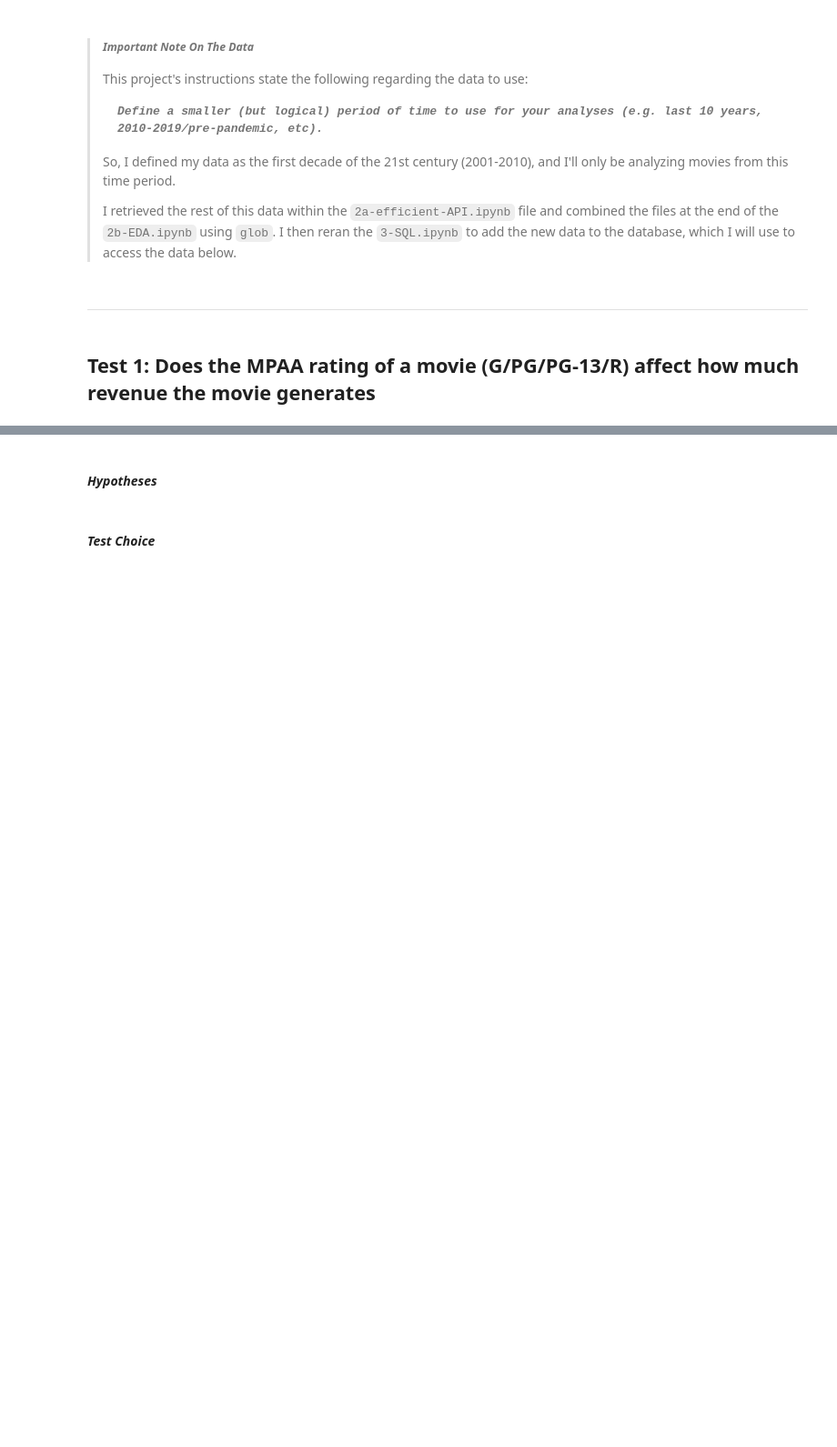
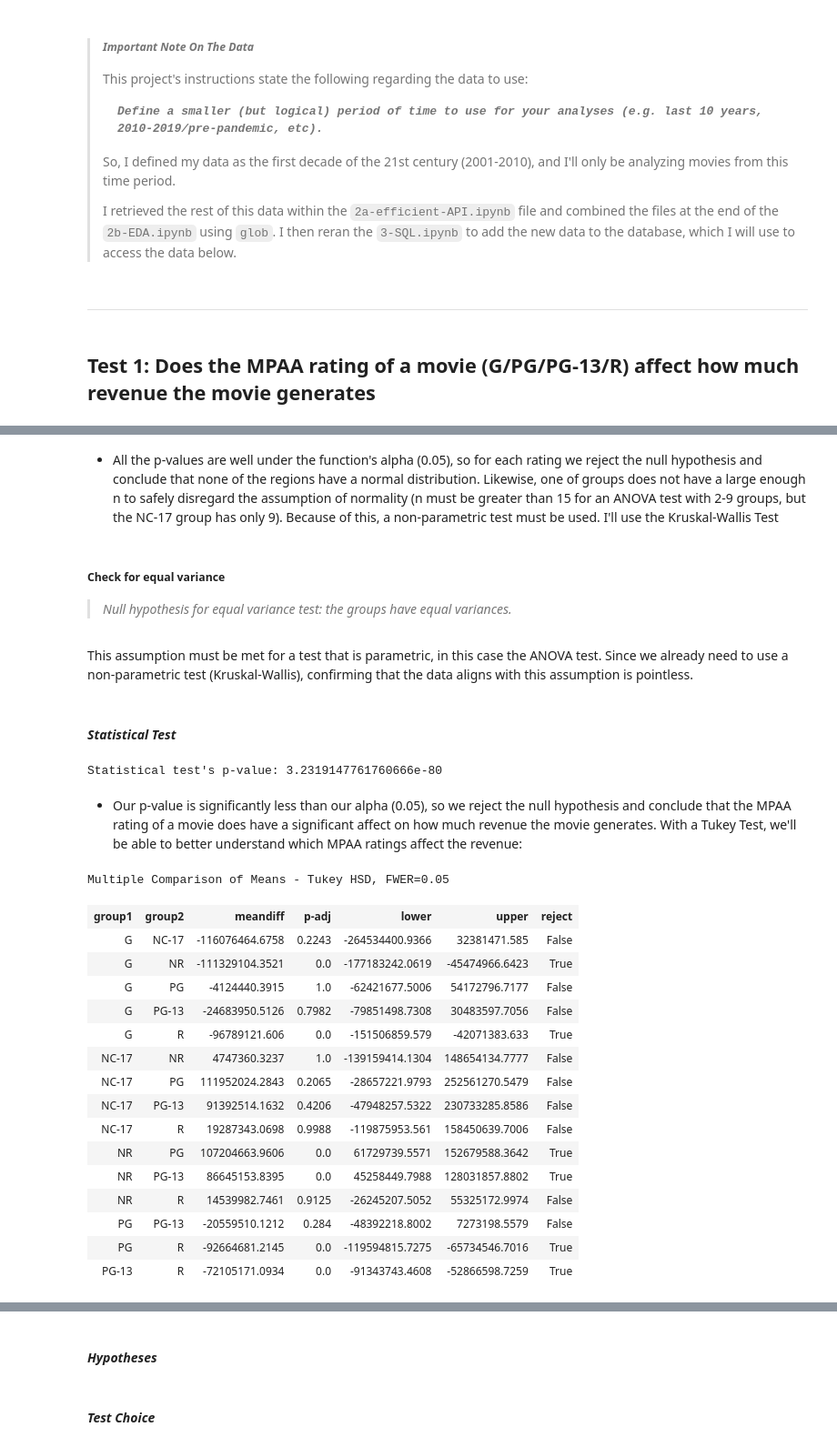
Before and after one commit to john-a-dixon/movie-success-analysis, a Jupyter notebook: 4-hypothesis-testing.ipynb, the cells around one changed output, grey strips where cells are left out. Shown: that part at 91% size. Cells and saved outputs as stored; diff of their text form; code cells hidden in the pictures; blank space fills up the shorter version.

```diff
--- a/4-hypothesis-testing.ipynb
+++ b/4-hypothesis-testing.ipynb
@@ -51,0 +165,37 @@ memory usage: 567.4+ KB
+# %% [markdown]
+- All the p-values are well under the function's alpha (0.05), so for each rating we reject the null hypothesis and conclude that none of the regions have a normal distribution. Likewise, one of groups does not have a large enough n to safely disregard the assumption of normality (n must be greater than 15 for an ANOVA test with 2-9 groups, but the NC-17 group has only 9). Because of this, a non-parametric test must be used. I'll use the Kruskal-Wallis Test
+# %% [markdown]
+##### Check for equal variance
+
+> _Null hypothesis for equal variance test: the groups have equal variances._
+# %% [markdown]
+This assumption must be met for a test that is parametric, in this case the ANOVA test. Since we already need to use a non-parametric test (Kruskal-Wallis), confirming that the data aligns with this assumption is pointless.
+# %% [markdown]
+#### **_Statistical Test_**
+# %%
+_, p = stats.kruskal(*ratings.values())
+print("Statistical test's p-value:", p)
+# %% [output]
+Statistical test's p-value: 3.2319147761760666e-80
+# %% [markdown]
+- Our p-value is significantly less than our alpha (0.05), so we reject the null hypothesis and conclude that the MPAA rating of a movie does have a significant affect on how much revenue the movie generates. With a Tukey Test, we'll be able to better understand which MPAA ratings affect the revenue:
+# %%
+pairwise_tukeyhsd(df1["revenue"], df1["certification"]).summary()
+# %% [output]
+Multiple Comparison of Means - Tukey HSD, FWER=0.05
+| group1 | group2 | meandiff | p-adj | lower | upper | reject |
+| G | NC-17 | -116076464.6758 | 0.2243 | -264534400.9366 | 32381471.585 | False |
+| G | NR | -111329104.3521 | 0.0 | -177183242.0619 | -45474966.6423 | True |
+| G | PG | -4124440.3915 | 1.0 | -62421677.5006 | 54172796.7177 | False |
+| G | PG-13 | -24683950.5126 | 0.7982 | -79851498.7308 | 30483597.7056 | False |
+| G | R | -96789121.606 | 0.0 | -151506859.579 | -42071383.633 | True |
+| NC-17 | NR | 4747360.3237 | 1.0 | -139159414.1304 | 148654134.7777 | False |
+| NC-17 | PG | 111952024.2843 | 0.2065 | -28657221.9793 | 252561270.5479 | False |
+| NC-17 | PG-13 | 91392514.1632 | 0.4206 | -47948257.5322 | 230733285.8586 | False |
+| NC-17 | R | 19287343.0698 | 0.9988 | -119875953.561 | 158450639.7006 | False |
+| NR | PG | 107204663.9606 | 0.0 | 61729739.5571 | 152679588.3642 | True |
+| NR | PG-13 | 86645153.8395 | 0.0 | 45258449.7988 | 128031857.8802 | True |
+| NR | R | 14539982.7461 | 0.9125 | -26245207.5052 | 55325172.9974 | False |
+| PG | PG-13 | -20559510.1212 | 0.284 | -48392218.8002 | 7273198.5579 | False |
+| PG | R | -92664681.2145 | 0.0 | -119594815.7275 | -65734546.7016 | True |
+| PG-13 | R | -72105171.0934 | 0.0 | -91343743.4608 | -52866598.7259 | True |
```
Also changed, not shown: parts of 29 cells of this notebook.
